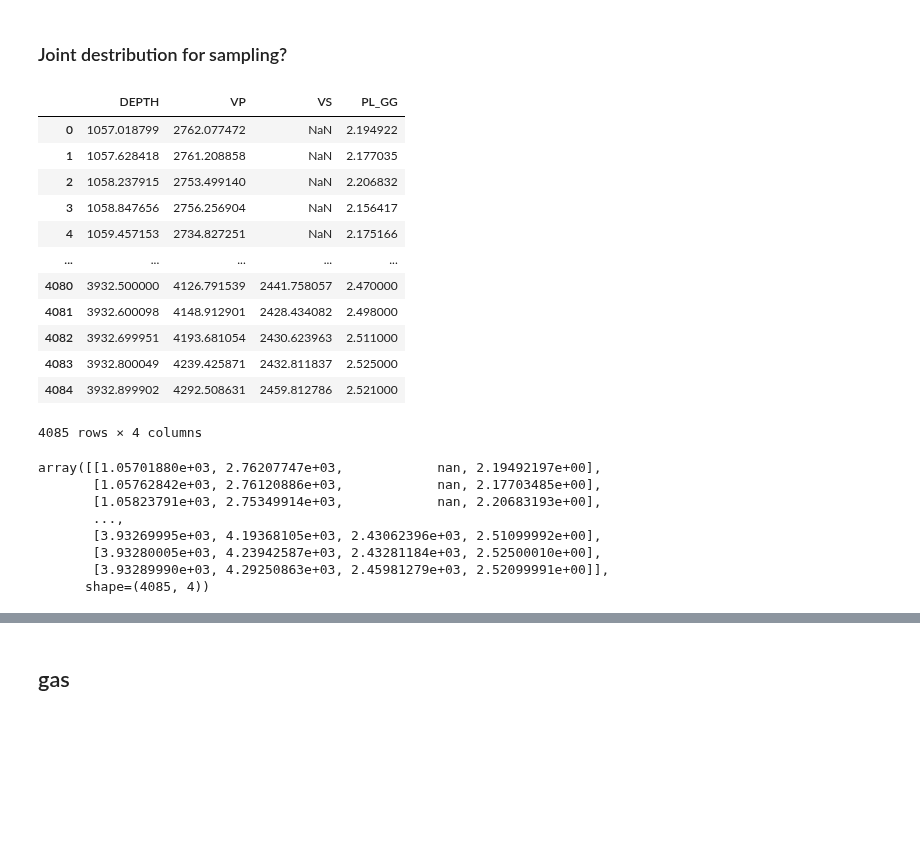
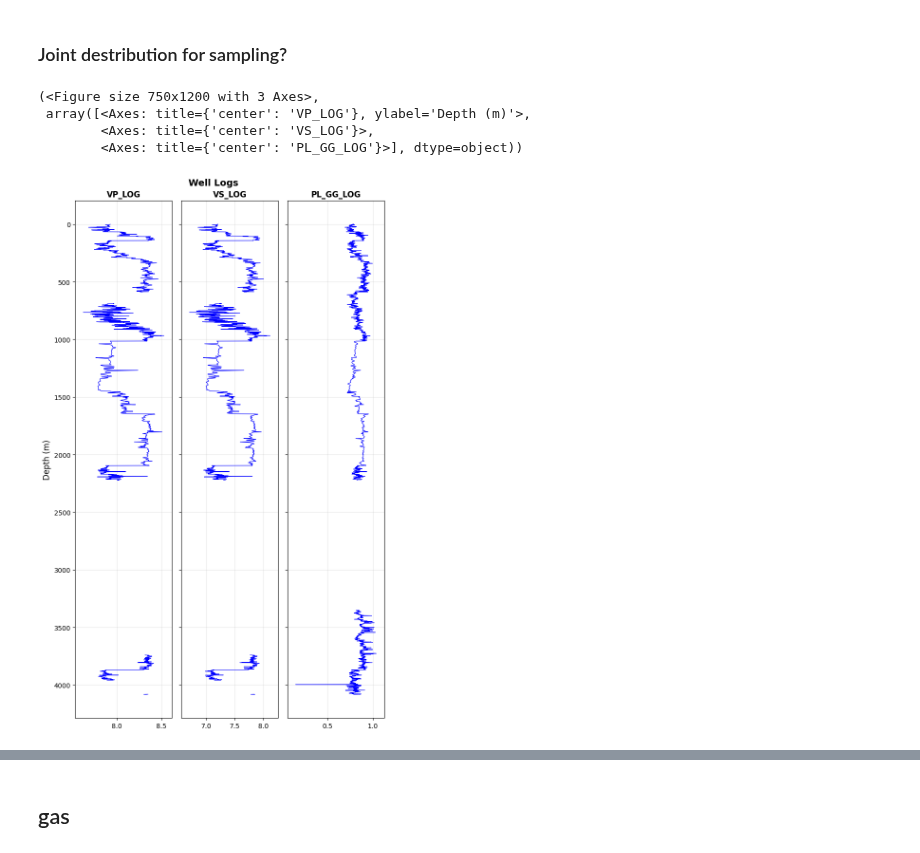
Before and after one commit to spaceswimmer/nnseismic, a Jupyter notebook: src/get-rockphysics-tagilsk.ipynb, the cells around one changed output, grey strips where cells are left out. Cells and saved outputs as stored; diff of their text form; code cells hidden in the pictures; blank space fills up the shorter version.

```diff
--- a/src/get-rockphysics-tagilsk.ipynb
+++ b/src/get-rockphysics-tagilsk.ipynb
@@ -313,35 +340,9 @@ def conditional_sample_vs(vp_val, density_val, mean, cov, n_samples=1):
-# %%
-all_data = []
-for well_name, data in las_dfs_oil_sand.items():
-    app_data = data[['DEPTH', 'VP', 'VS', 'PL_GG']]
-    all_data.append(app_data)
-combined_df = pd.concat(all_data, ignore_index=True)
-df_known = combined_df.dropna()
-mean_vec = np.mean(complete_data, axis=0)  # [μ_VP, μ_VS, μ_PL]
-cov_matrix = np.cov(complete_data, rowvar=False)  # 3x3 матрица
-# %% [output]
-|  | DEPTH | VP | VS | PL_GG |
-| 0 | 1057.018799 | 2762.077472 | NaN | 2.194922 |
-| 1 | 1057.628418 | 2761.208858 | NaN | 2.177035 |
-| 2 | 1058.237915 | 2753.499140 | NaN | 2.206832 |
-| 3 | 1058.847656 | 2756.256904 | NaN | 2.156417 |
-| 4 | 1059.457153 | 2734.827251 | NaN | 2.175166 |
-| ... | ... | ... | ... | ... |
-| 4080 | 3932.500000 | 4126.791539 | 2441.758057 | 2.470000 |
-| 4081 | 3932.600098 | 4148.912901 | 2428.434082 | 2.498000 |
-| 4082 | 3932.699951 | 4193.681054 | 2430.623963 | 2.511000 |
-| 4083 | 3932.800049 | 4239.425871 | 2432.811837 | 2.525000 |
-| 4084 | 3932.899902 | 4292.508631 | 2459.812786 | 2.521000 |
-4085 rows × 4 columns
-# %%
-combined_df.to_numpy()
-# %% [output]
-array([[1.05701880e+03, 2.76207747e+03,            nan, 2.19492197e+00],
-       [1.05762842e+03, 2.76120886e+03,            nan, 2.17703485e+00],
-       [1.05823791e+03, 2.75349914e+03,            nan, 2.20683193e+00],
-       ...,
-       [3.93269995e+03, 4.19368105e+03, 2.43062396e+03, 2.51099992e+00],
-       [3.93280005e+03, 4.23942587e+03, 2.43281184e+03, 2.52500010e+00],
-       [3.93289990e+03, 4.29250863e+03, 2.45981279e+03, 2.52099991e+00]],
-      shape=(4085, 4))
+# %%
+plot_well_logs(df_with_predicted_vs, ['VP_LOG', 'VS_LOG', 'PL_GG_LOG'])
+# %% [output]
+(<Figure size 750x1200 with 3 Axes>,
+ array([<Axes: title={'center': 'VP_LOG'}, ylabel='Depth (m)'>,
+        <Axes: title={'center': 'VS_LOG'}>,
+        <Axes: title={'center': 'PL_GG_LOG'}>], dtype=object))
+[figure, added]
 # %%
```
Also changed, not shown: parts of 11 cells of this notebook, 3 other files.
